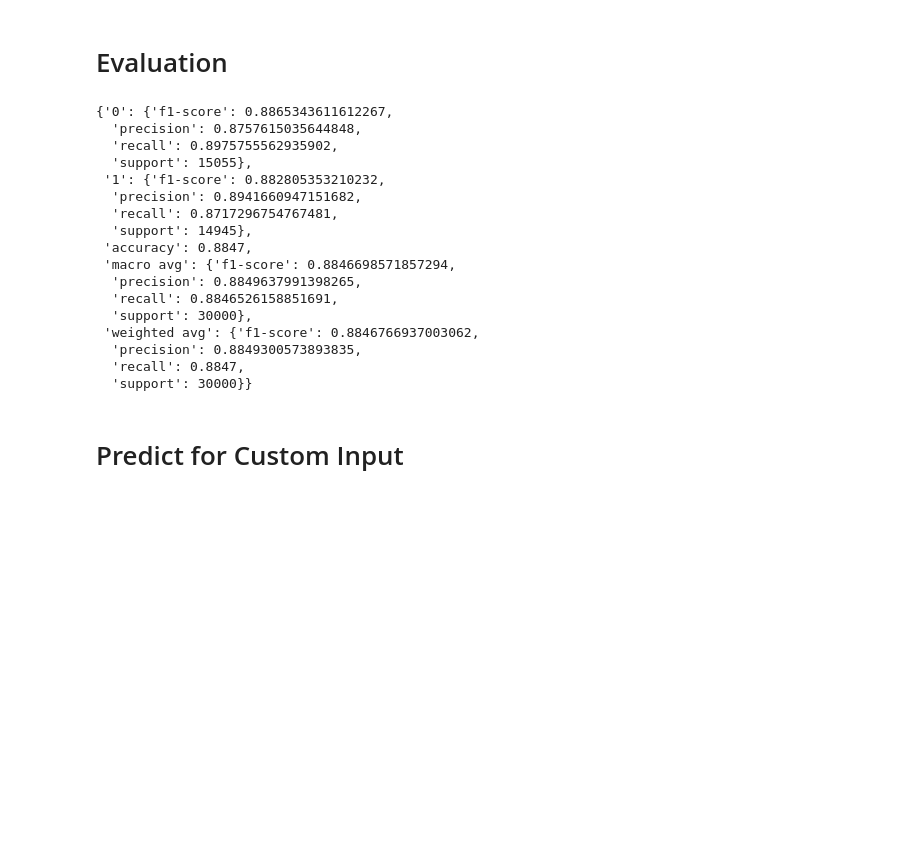
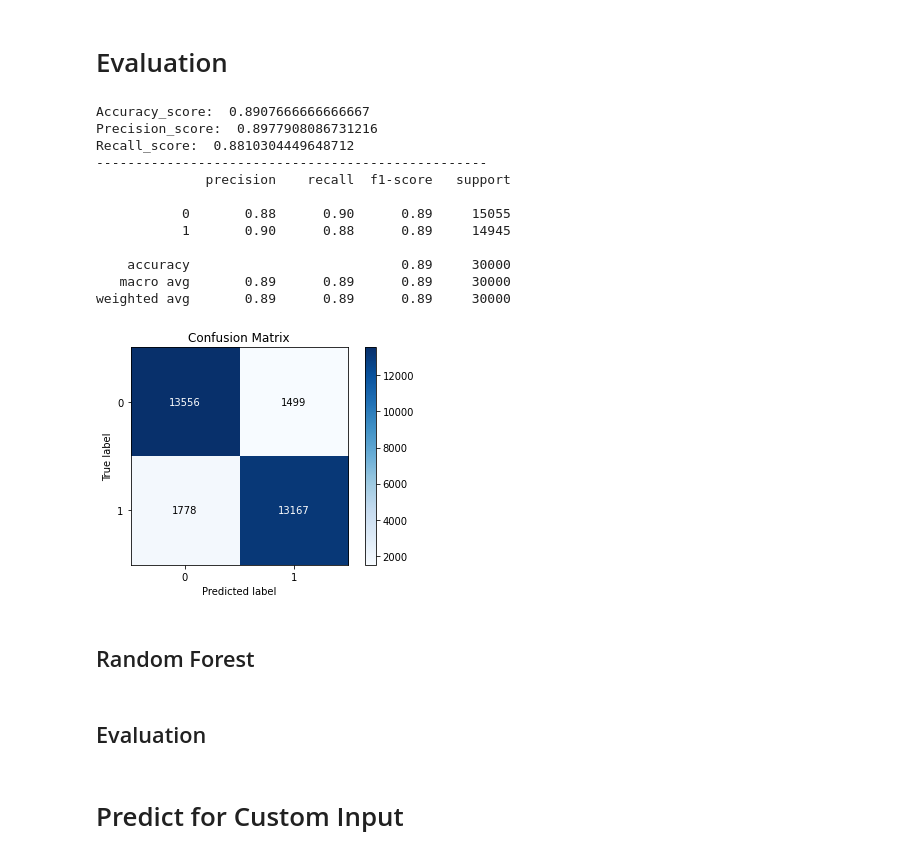
Before and after one commit to Saswata020/-Sentiment-Analysis-of-Mobile-phone-reviews, a Jupyter notebook: NLP__product.ipynb, the cells around one changed output. Cells and saved outputs as stored; diff of their text form; code cells hidden in the pictures; blank space fills up the shorter version.

```diff
--- a/NLP__product.ipynb
+++ b/NLP__product.ipynb
@@ -417,7 +485,7 @@ report
 # Logistic Regression
 # %%
 from sklearn.linear_model import LogisticRegression
-logreg = LogisticRegression(max_iter=1000,solver='saga')
+logreg = LogisticRegression(max_iter=1000,C=10, penalty='l2', solver='liblinear')
 # %%
 logreg.fit(tf_x_train,Y_train)
 # %% [output]
@@ -426,25 +494,31 @@ LogisticRegression(max_iter=1000, solver='saga')
 y_test_pred=logreg.predict(tf_x_test)
 # %% [markdown]
 # Evaluation
-# %%
-from sklearn.metrics import classification_report
-report=classification_report(Y_test, y_test_pred,output_dict=True)
-report
-# %% [output]
-{'0': {'f1-score': 0.8865343611612267,
-  'precision': 0.8757615035644848,
-  'recall': 0.8975755562935902,
-  'support': 15055},
- '1': {'f1-score': 0.882805353210232,
-  'precision': 0.8941660947151682,
-  'recall': 0.8717296754767481,
-  'support': 14945},
- 'accuracy': 0.8847,
- 'macro avg': {'f1-score': 0.8846698571857294,
-  'precision': 0.8849637991398265,
-  'recall': 0.8846526158851691,
-  'support': 30000},
- 'weighted avg': {'f1-score': 0.8846766937003062,
-  'precision': 0.8849300573893835,
-  'recall': 0.8847,
-  'support': 30000}}
+# %%
+#rcParams['figure.figsize'] = 10,5
+plot_confusion_matrix(Y_test,y_test_pred)
+acc_score = accuracy_score(Y_test,y_test_pred)
+pre_score = precision_score(Y_test,y_test_pred)
+rec_score = recall_score(Y_test,y_test_pred)
+print('Accuracy_score: ',acc_score)
+print('Precision_score: ',pre_score)
+print('Recall_score: ',rec_score)
+print("-"*50)
+cr = classification_report(Y_test,y_test_pred)
+print(cr)
+# %% [output]
+Accuracy_score:  0.8907666666666667
+Precision_score:  0.8977908086731216
+Recall_score:  0.8810304449648712
+--------------------------------------------------
+              precision    recall  f1-score   support
+
+           0       0.88      0.90      0.89     15055
+           1       0.90      0.88      0.89     14945
+
+    accuracy                           0.89     30000
+   macro avg       0.89      0.89      0.89     30000
+weighted avg       0.89      0.89      0.89     30000
+[figure, added]
+# %% [markdown]
+## Random Forest
@@ -450,0 +541,2 @@ report
+# %% [markdown]
+## Evaluation
```
Also changed, not shown: parts of 34 cells of this notebook.
